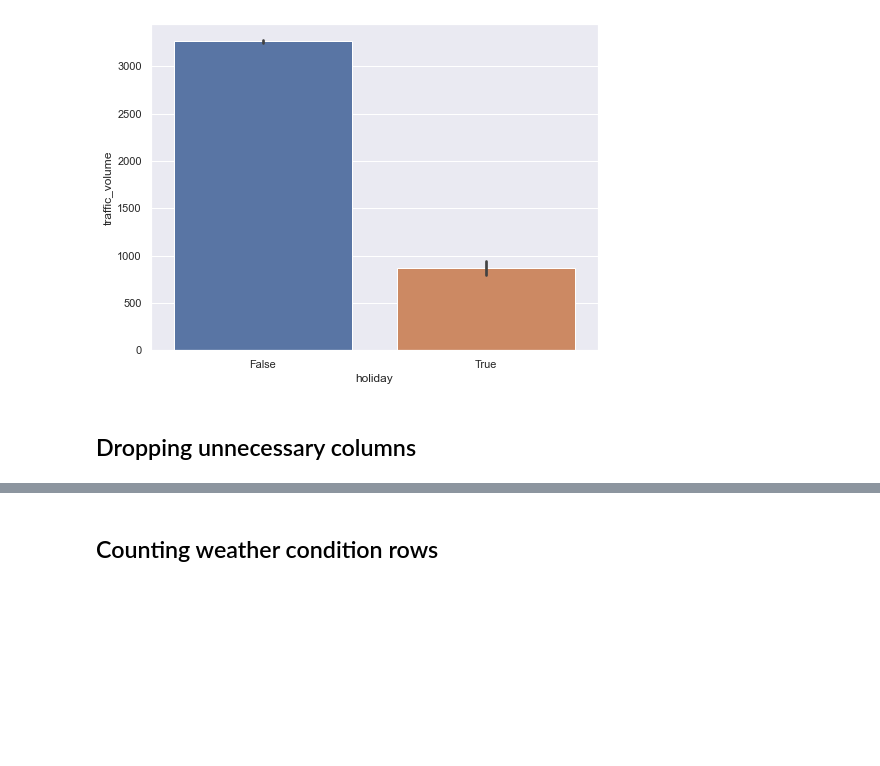
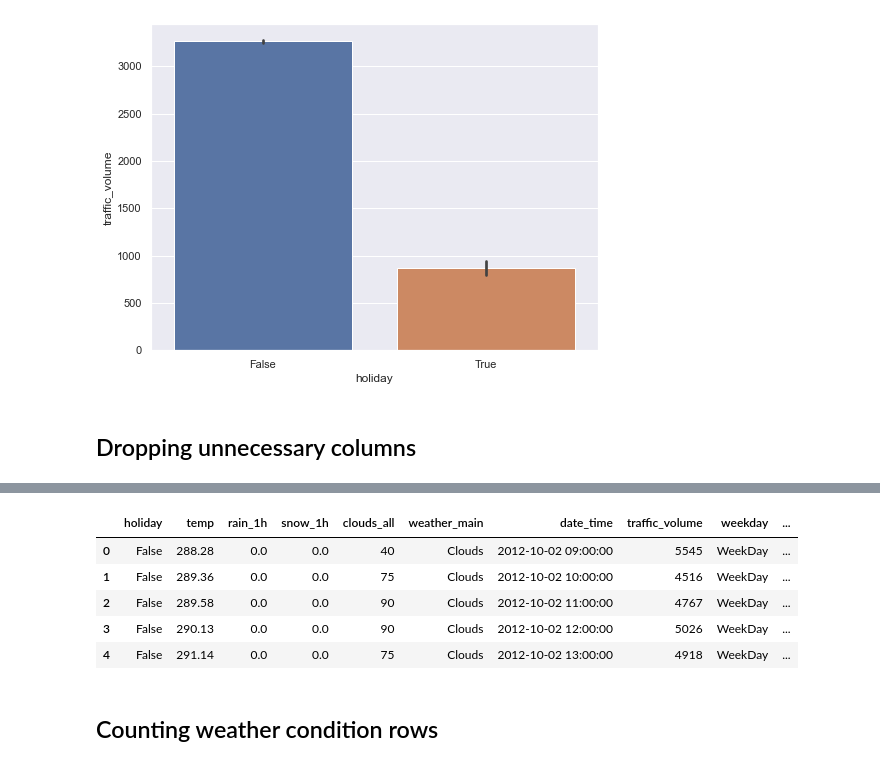
Before and after one commit to MrFICAX/Machine_Learning_Project_1, a Jupyter notebook: Projekat1_InProgress.ipynb, the cells around one changed output, grey strips where cells are left out. Drawn from its saved outputs; the diff is of its cells as text; code cells hidden in the pictures; blank space fills up the shorter version.

```diff
--- a/Projekat1_InProgress.ipynb
+++ b/Projekat1_InProgress.ipynb
@@ -636,3 +636,14 @@ df.head()
+# %%
+#uklanjanje podataka o tome da li je kisa ili sneg jer se vec na osnovu parametra weather zna da li jeste ili nije
+df.drop(columns = ['weather_description'],inplace = True)#note- moze da se prebaci i snow no snow u true i false, takodje i za kisu, ali nekako deluje kao da to vec znamo na osnovu tekucih vremennskih prilika
+df.head()
+# %% [output]
+|  | holiday | temp | rain_1h | snow_1h | clouds_all | weather_main | date_time | traffic_volume | weekday | ... |
+| 0 | False | 288.28 | 0.0 | 0.0 | 40 | Clouds | 2012-10-02 09:00:00 | 5545 | WeekDay | ... |
+| 1 | False | 289.36 | 0.0 | 0.0 | 75 | Clouds | 2012-10-02 10:00:00 | 4516 | WeekDay | ... |
+| 2 | False | 289.58 | 0.0 | 0.0 | 90 | Clouds | 2012-10-02 11:00:00 | 4767 | WeekDay | ... |
+| 3 | False | 290.13 | 0.0 | 0.0 | 90 | Clouds | 2012-10-02 12:00:00 | 5026 | WeekDay | ... |
+| 4 | False | 291.14 | 0.0 | 0.0 | 75 | Clouds | 2012-10-02 13:00:00 | 4918 | WeekDay | ... |
 # %% [markdown]
 ## Counting weather condition rows
 # %%
```
Also changed, not shown: parts of 43 cells of this notebook, 1 other file.
